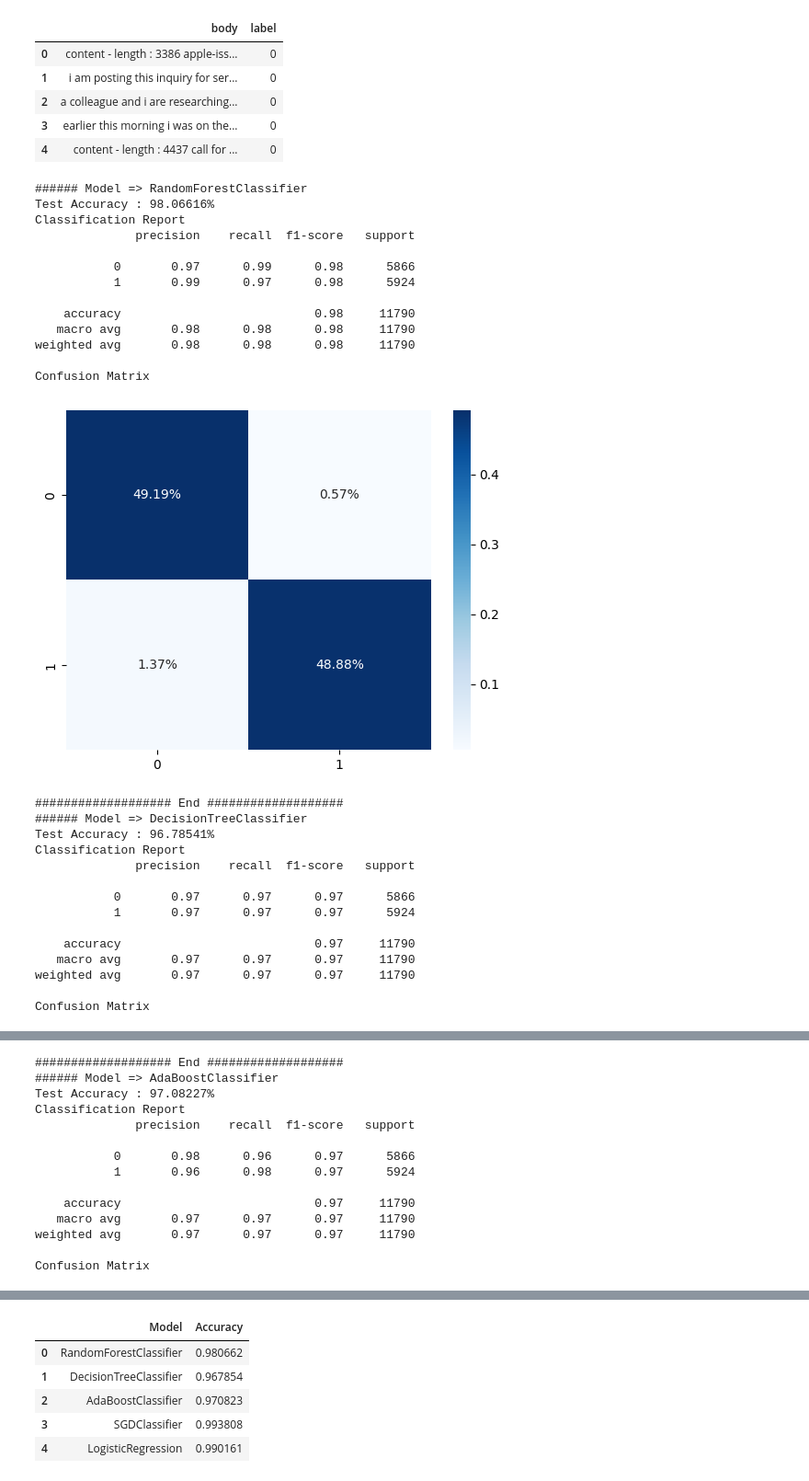
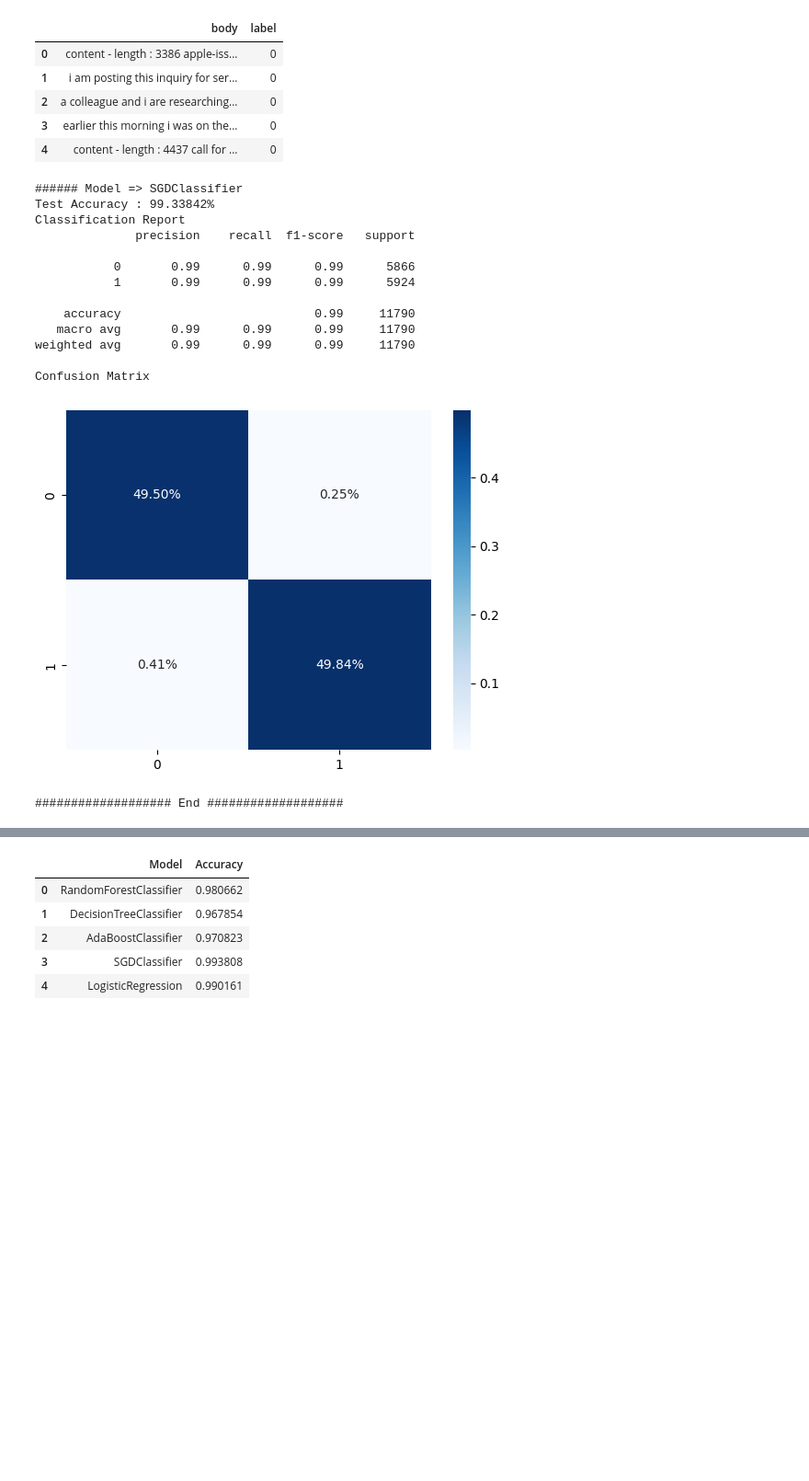
Before and after one commit to touficfakhry/ml_iter3, a Jupyter notebook: phishing_email/phishing_email.ipynb, the cells around one changed output, grey strips where cells are left out. Shown: that part at 92% size. Saved outputs shown, nothing was run; the diff lists cells and outputs as text; code cells hidden in the pictures; blank space fills up the shorter version.

```diff
--- a/phishing_email/phishing_email.ipynb
+++ b/phishing_email/phishing_email.ipynb
@@ -135,63 +135,50 @@ from sklearn.model_selection import train_test_split
 X_train,X_test,y_train,y_test = train_test_split(X, y, test_size = 0.3, random_state = 0)
 # %%
 models = [
-    (Pipeline([("tfidf", TfidfVectorizer()), ("classifier", RandomForestClassifier())]), {'classifier__n_estimators': [10]}),
-    (Pipeline([("tfidf", TfidfVectorizer()), ("classifier", DecisionTreeClassifier())]), {'classifier__max_depth': [None, 10]}),
-    (Pipeline([("tfidf", TfidfVectorizer()), ("classifier", AdaBoostClassifier())]), {'classifier__n_estimators': [50], 'classifier__learning_rate': [1.0]}),
+    # (Pipeline([("tfidf", TfidfVectorizer()), ("classifier", RandomForestClassifier())]), {'classifier__n_estimators': [10]}),
+    # (Pipeline([("tfidf", TfidfVectorizer()), ("classifier", DecisionTreeClassifier())]), {'classifier__max_depth': [None, 10]}),
+    # (Pipeline([("tfidf", TfidfVectorizer()), ("classifier", AdaBoostClassifier())]), {'classifier__n_estimators': [50], 'classifier__learning_rate': [1.0]}),
     (Pipeline([("tfidf", TfidfVectorizer()), ("classifier", SGDClassifier())]), {'classifier__max_iter': [1000], 'classifier__tol': [1e-3]}),
-    (Pipeline([("tfidf", TfidfVectorizer()), ("classifier", LogisticRegression())]), {'classifier__C': [1.0], 'classifier__max_iter': [100]})
+    # (Pipeline([("tfidf", TfidfVectorizer()), ("classifier", LogisticRegression())]), {'classifier__C': [1.0], 'classifier__max_iter': [100]})
 ]
 # %%
 accuracy_test = []
 model_names = []
-
+best_model = None
 for pipeline, params in models:
     model_name = pipeline.steps[-1][1].__class__.__name__
     print(f'###### Model => {model_name}')
 
     grid_search = GridSearchCV(pipeline, params, cv=5, scoring='accuracy')
     grid_search.fit(X_train, y_train)
     best_model = grid_search.best_estimator_
 
     pred = best_model.predict(X_test)
     acc = accuracy_score(y_test, pred)
     accuracy_test.append(acc)
     model_names.append(model_name)
 
     print(f'Test Accuracy : {acc*100:.5f}%')
     print('Classification Report')
     print(classification_report(y_test, pred))
     print('Confusion Matrix')
     cf_matrix = confusion_matrix(y_test, pred)
     sns.heatmap(cf_matrix/np.sum(cf_matrix), annot=True, fmt='.2%', cmap='Blues')
     plt.show()
     print('################### End ###################')
 # %% [output]
-###### Model => RandomForestClassifier
-Test Accuracy : 98.06616%
+###### Model => SGDClassifier
+Test Accuracy : 99.33842%
 Classification Report
               precision    recall  f1-score   support
 
-           0       0.97      0.99      0.98      5866
-           1       0.99      0.97      0.98      5924
+           0       0.99      0.99      0.99      5866
+           1       0.99      0.99      0.99      5924
 
-    accuracy                           0.98     11790
-   macro avg       0.98      0.98      0.98     11790
-weighted avg       0.98      0.98      0.98     11790
+    accuracy                           0.99     11790
+   macro avg       0.99      0.99      0.99     11790
+weighted avg       0.99      0.99      0.99     11790
 
 Confusion Matrix
-[figure, old version]
+[figure, new version]
 ################### End ###################
-###### Model => DecisionTreeClassifier
-Test Accuracy : 96.78541%
-Classification Report
-              precision    recall  f1-score   support
-
-           0       0.97      0.97      0.97      5866
-           1       0.97      0.97      0.97      5924
-
-    accuracy                           0.97     11790
-   macro avg       0.97      0.97      0.97     11790
-weighted avg       0.97      0.97      0.97     11790
-
-Confusion Matrix
@@ -199,14 +184,0 @@ Confusion Matrix
-################### End ###################
-###### Model => AdaBoostClassifier
-Test Accuracy : 97.08227%
-Classification Report
-              precision    recall  f1-score   support
-
-           0       0.98      0.96      0.97      5866
-           1       0.96      0.98      0.97      5924
-
-    accuracy                           0.97     11790
-   macro avg       0.97      0.97      0.97     11790
-weighted avg       0.97      0.97      0.97     11790
-
-Confusion Matrix
```
Also changed, not shown: parts of 5 cells of this notebook, 4 other files.
